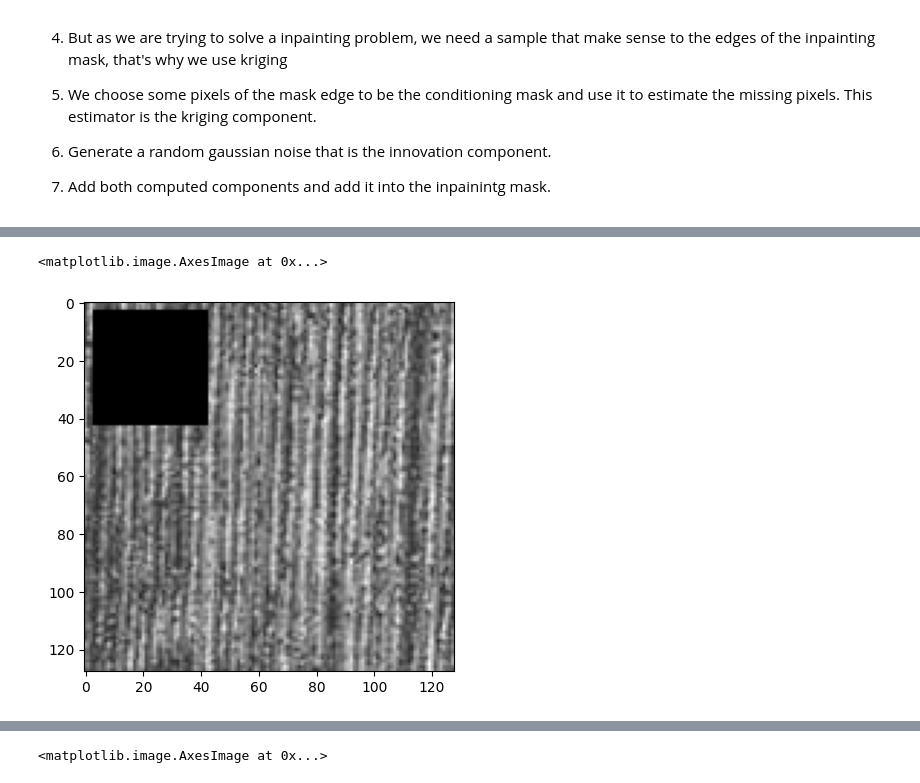
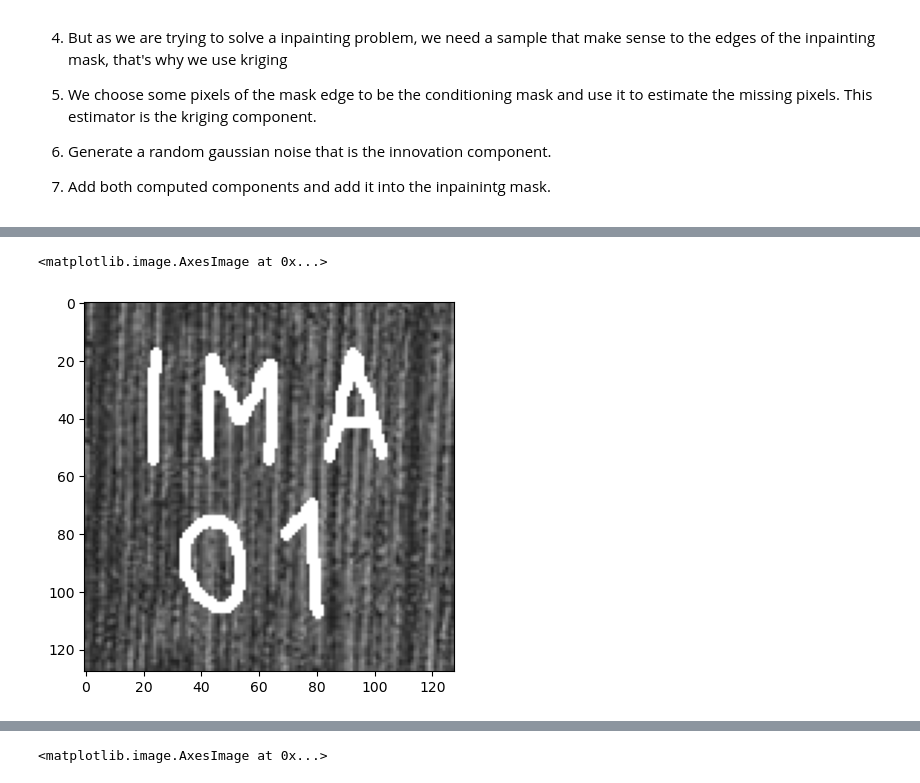
Before and after one commit to guilhermeRaibolt/gaussian-impainting, a Jupyter notebook: gaussian_sampling.ipynb, the cells around one changed output, grey strips where cells are left out. Cells and saved outputs as stored; diff of their text form; code cells hidden in the pictures.

Commit message:
added support to binary image mask

```diff
--- a/gaussian_sampling.ipynb
+++ b/gaussian_sampling.ipynb
@@ -51,17 +108,17 @@ plt.imshow(image_gray,cmap="gray")
 # %%
-def createMask(img_shape,mask_size, mask_center):
-    mask = np.zeros(img_shape, dtype=bool)
+# def createMask(img_shape,mask_size, mask_center):
+#     mask = np.zeros(img_shape, dtype=bool)
 
-    mask_size = int(mask_size/2)
-    row_start = max(mask_center[0] - mask_size, 0)
-    row_end   = min(mask_center[0] + mask_size, img_shape[0])
-    col_start = max(mask_center[1] - mask_size, 0)
-    col_end   = min(mask_center[1] + mask_size, img_shape[1])
+#     mask_size = int(mask_size/2)
+#     row_start = max(mask_center[0] - mask_size, 0)
+#     row_end   = min(mask_center[0] + mask_size, img_shape[0])
+#     col_start = max(mask_center[1] - mask_size, 0)
+#     col_end   = min(mask_center[1] + mask_size, img_shape[1])
 
-    mask[row_start:row_end,col_start:col_end]=True
-    return mask
+#     mask[row_start:row_end,col_start:col_end]=True
+#     return mask
 
 
 
-mask = createMask(image_gray.shape, mask_size=40, mask_center=np.array([23,23]))
-plt.imshow(mask, cmap="gray")
+# mask = createMask(image_gray.shape, mask_size=40, mask_center=np.array([23,23]))
+# plt.imshow(mask, cmap="gray")
@@ -91,9 +138,9 @@ plt.imshow(mask_cond, cmap="gray")
 # %%
-masked_img_gray = np.where(mask, 0, image_gray)
-plt.imshow(masked_img_gray, cmap="gray")
+masked_img_gray = np.where(mask, 255, image_gray)
+plt.imshow(masked_img_gray, cmap="gray", vmin=0, vmax=255)
 # %% [output]
 <matplotlib.image.AxesImage at 0x...>
-[figure, old version]
+[figure, new version]
 # %%
 texture_mean = masked_img_gray.mean(where=~mask)
 count = masked_img_gray[~mask].size
```
Also changed, not shown: parts of 20 cells of this notebook, 1 other file.
